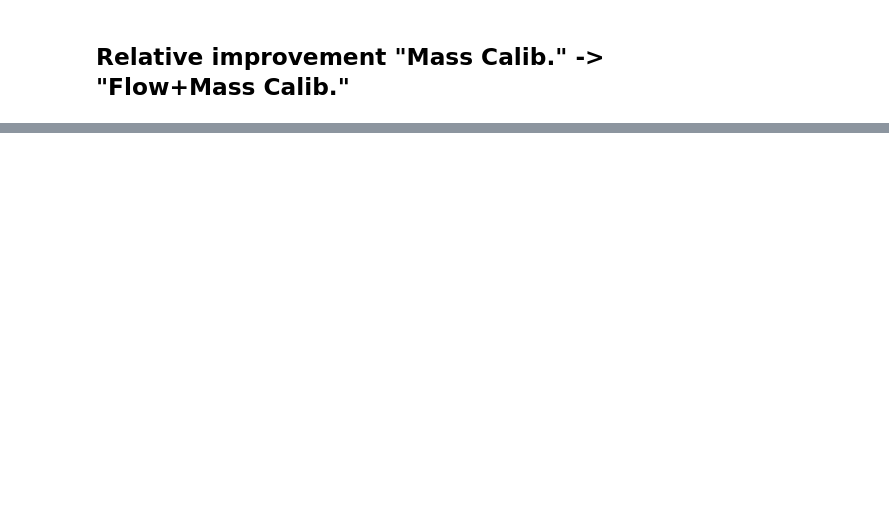
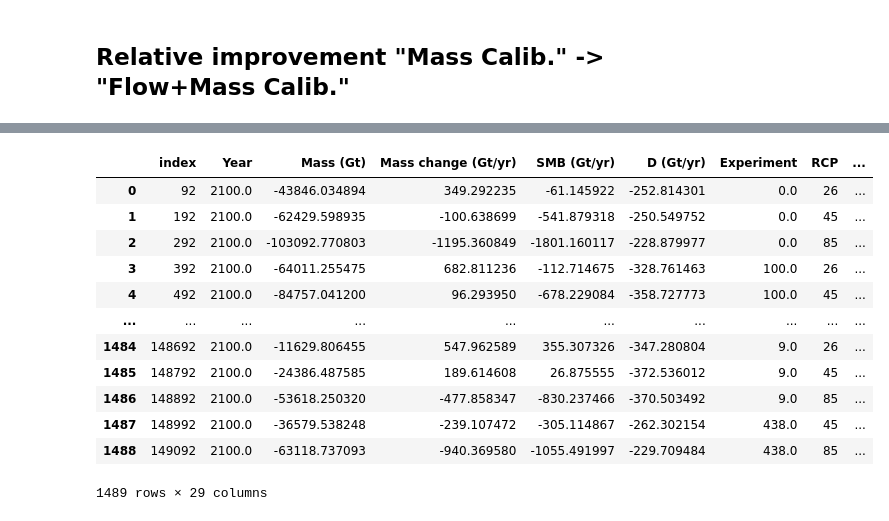
Before and after one commit to pism/pism-emulator, a Jupyter notebook: calibration/calibrate.ipynb, the cells around one changed output, grey strips where cells are left out. Saved outputs shown, nothing was run; the diff lists cells and outputs as text; code cells hidden in the pictures; blank space fills up the shorter version.

```diff
--- a/calibration/calibrate.ipynb
+++ b/calibration/calibrate.ipynb
@@ -93,7 +113,21 @@ observed
 # %%
 plot_historical?
 # %%
-observed_s
+c_weights
+# %% [output]
+|  | index | Year | Mass (Gt) | Mass change (Gt/yr) | SMB (Gt/yr) | D (Gt/yr) | Experiment | RCP | ... |
+| 0 | 92 | 2100.0 | -43846.034894 | 349.292235 | -61.145922 | -252.814301 | 0.0 | 26 | ... |
+| 1 | 192 | 2100.0 | -62429.598935 | -100.638699 | -541.879318 | -250.549752 | 0.0 | 45 | ... |
+| 2 | 292 | 2100.0 | -103092.770803 | -1195.360849 | -1801.160117 | -228.879977 | 0.0 | 85 | ... |
+| 3 | 392 | 2100.0 | -64011.255475 | 682.811236 | -112.714675 | -328.761463 | 100.0 | 26 | ... |
+| 4 | 492 | 2100.0 | -84757.041200 | 96.293950 | -678.229084 | -358.727773 | 100.0 | 45 | ... |
+| ... | ... | ... | ... | ... | ... | ... | ... | ... | ... |
+| 1484 | 148692 | 2100.0 | -11629.806455 | 547.962589 | 355.307326 | -347.280804 | 9.0 | 26 | ... |
+| 1485 | 148792 | 2100.0 | -24386.487585 | 189.614608 | 26.875555 | -372.536012 | 9.0 | 45 | ... |
+| 1486 | 148892 | 2100.0 | -53618.250320 | -477.858347 | -830.237466 | -370.503492 | 9.0 | 85 | ... |
+| 1487 | 148992 | 2100.0 | -36579.538248 | -239.107472 | -305.114867 | -262.302154 | 438.0 | 45 | ... |
+| 1488 | 149092 | 2100.0 | -63118.737093 | -940.369580 | -1055.491997 | -229.709484 | 438.0 | 85 | ... |
+1489 rows × 29 columns
 # %%
     observed_f = load_imbie()
     observed = load_imbie_csv()
```
Also changed, not shown: parts of 14 cells of this notebook, 1 other file.
